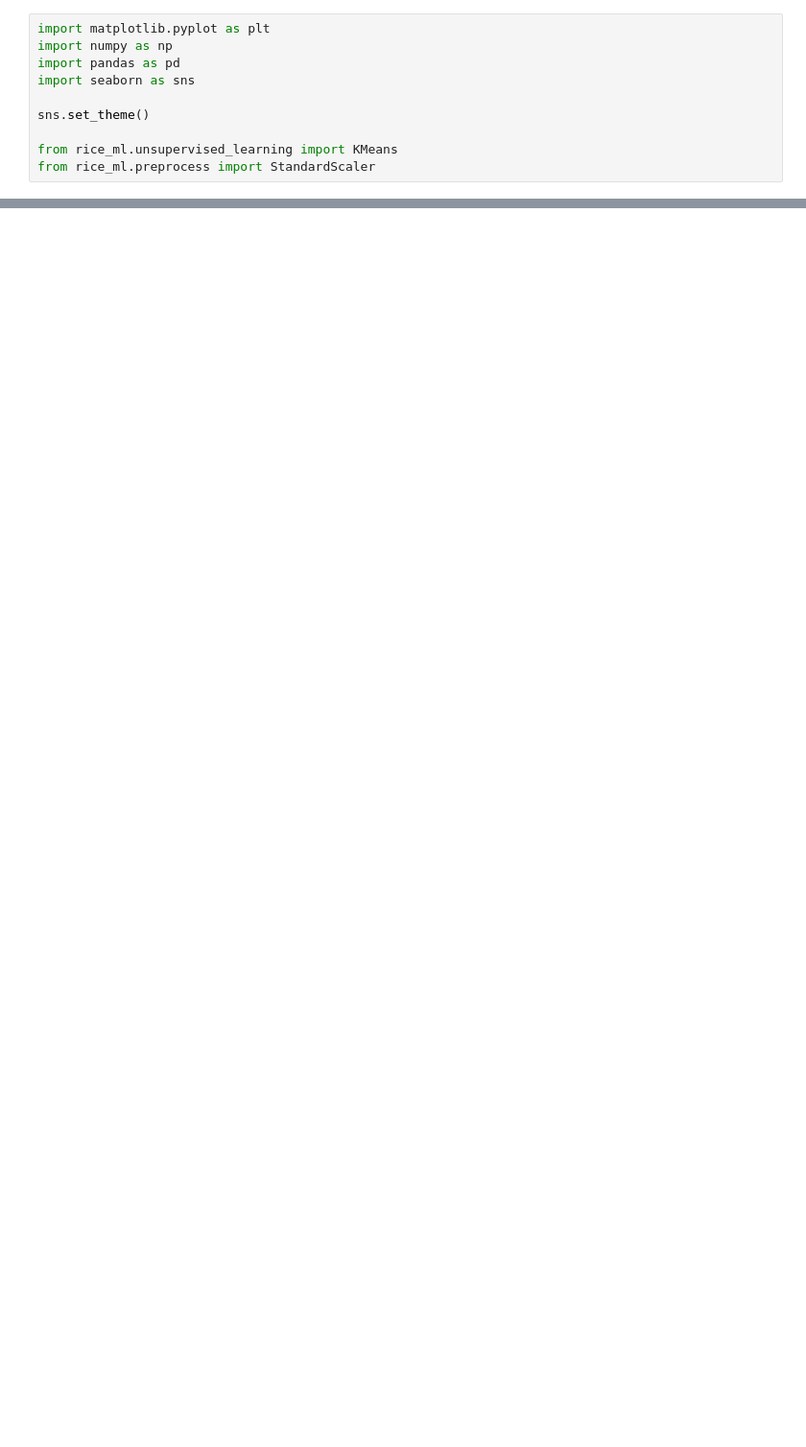
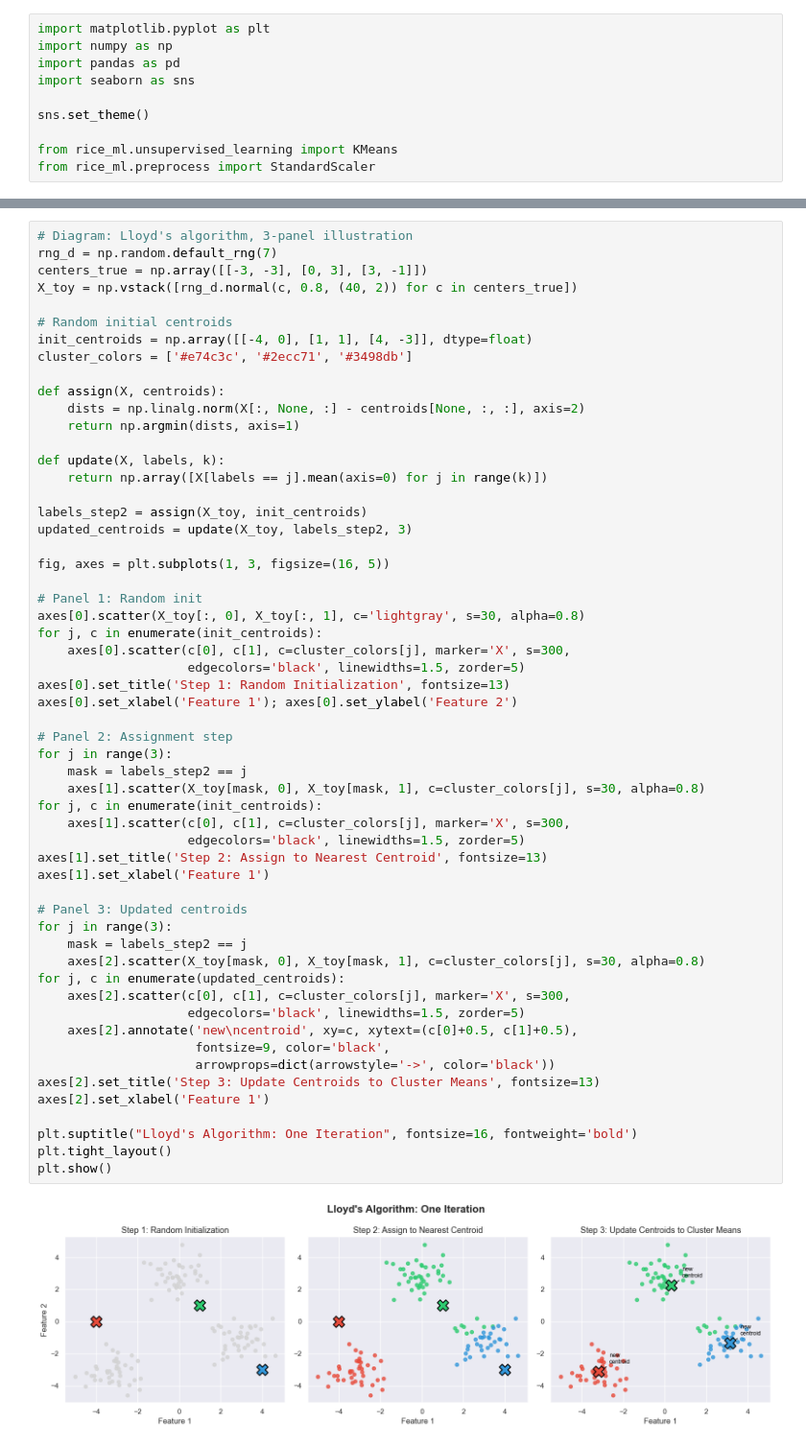
Before and after one commit to GraceYang9127/CMOR438Final, a Jupyter notebook: examples/Unsupervised Learning/K-means/kmeans.ipynb, the cells around one changed output, grey strips where cells are left out. Shown at 96% size. Drawn from its saved outputs; the diff is of its cells as text; blank space fills up the shorter version.

```diff
--- a/examples/Unsupervised Learning/K-means/kmeans.ipynb
+++ b/examples/Unsupervised Learning/K-means/kmeans.ipynb
@@ -52,3 +157,61 @@ print(f'Scaled shape: {X_scaled.shape}')
+# %%
+# Diagram: Lloyd's algorithm, 3-panel illustration
+rng_d = np.random.default_rng(7)
+centers_true = np.array([[-3, -3], [0, 3], [3, -1]])
+X_toy = np.vstack([rng_d.normal(c, 0.8, (40, 2)) for c in centers_true])
+
+# Random initial centroids
+init_centroids = np.array([[-4, 0], [1, 1], [4, -3]], dtype=float)
+cluster_colors = ['#e74c3c', '#2ecc71', '#3498db']
+
+def assign(X, centroids):
+    dists = np.linalg.norm(X[:, None, :] - centroids[None, :, :], axis=2)
+    return np.argmin(dists, axis=1)
+
+def update(X, labels, k):
+    return np.array([X[labels == j].mean(axis=0) for j in range(k)])
+
+labels_step2 = assign(X_toy, init_centroids)
+updated_centroids = update(X_toy, labels_step2, 3)
+
+fig, axes = plt.subplots(1, 3, figsize=(16, 5))
+
+# Panel 1: Random init
+axes[0].scatter(X_toy[:, 0], X_toy[:, 1], c='lightgray', s=30, alpha=0.8)
+for j, c in enumerate(init_centroids):
+    axes[0].scatter(c[0], c[1], c=cluster_colors[j], marker='X', s=300,
+                    edgecolors='black', linewidths=1.5, zorder=5)
+axes[0].set_title('Step 1: Random Initialization', fontsize=13)
+axes[0].set_xlabel('Feature 1'); axes[0].set_ylabel('Feature 2')
+
+# Panel 2: Assignment step
+for j in range(3):
+    mask = labels_step2 == j
+    axes[1].scatter(X_toy[mask, 0], X_toy[mask, 1], c=cluster_colors[j], s=30, alpha=0.8)
+for j, c in enumerate(init_centroids):
+    axes[1].scatter(c[0], c[1], c=cluster_colors[j], marker='X', s=300,
+                    edgecolors='black', linewidths=1.5, zorder=5)
+axes[1].set_title('Step 2: Assign to Nearest Centroid', fontsize=13)
+axes[1].set_xlabel('Feature 1')
+
+# Panel 3: Updated centroids
+for j in range(3):
+    mask = labels_step2 == j
+    axes[2].scatter(X_toy[mask, 0], X_toy[mask, 1], c=cluster_colors[j], s=30, alpha=0.8)
+for j, c in enumerate(updated_centroids):
+    axes[2].scatter(c[0], c[1], c=cluster_colors[j], marker='X', s=300,
+                    edgecolors='black', linewidths=1.5, zorder=5)
+    axes[2].annotate('new\ncentroid', xy=c, xytext=(c[0]+0.5, c[1]+0.5),
+                     fontsize=9, color='black',
+                     arrowprops=dict(arrowstyle='->', color='black'))
+axes[2].set_title('Step 3: Update Centroids to Cluster Means', fontsize=13)
+axes[2].set_xlabel('Feature 1')
+
+plt.suptitle("Lloyd's Algorithm: One Iteration", fontsize=16, fontweight='bold')
+plt.tight_layout()
+plt.show()
+# %% [output]
+[figure, added]
 # %%
 # Visualize data (first 2 features / PCA-reduced)
 from rice_ml.unsupervised_learning import PCA
```
Also changed, not shown: parts of 14 cells of this notebook, 1 other file.
